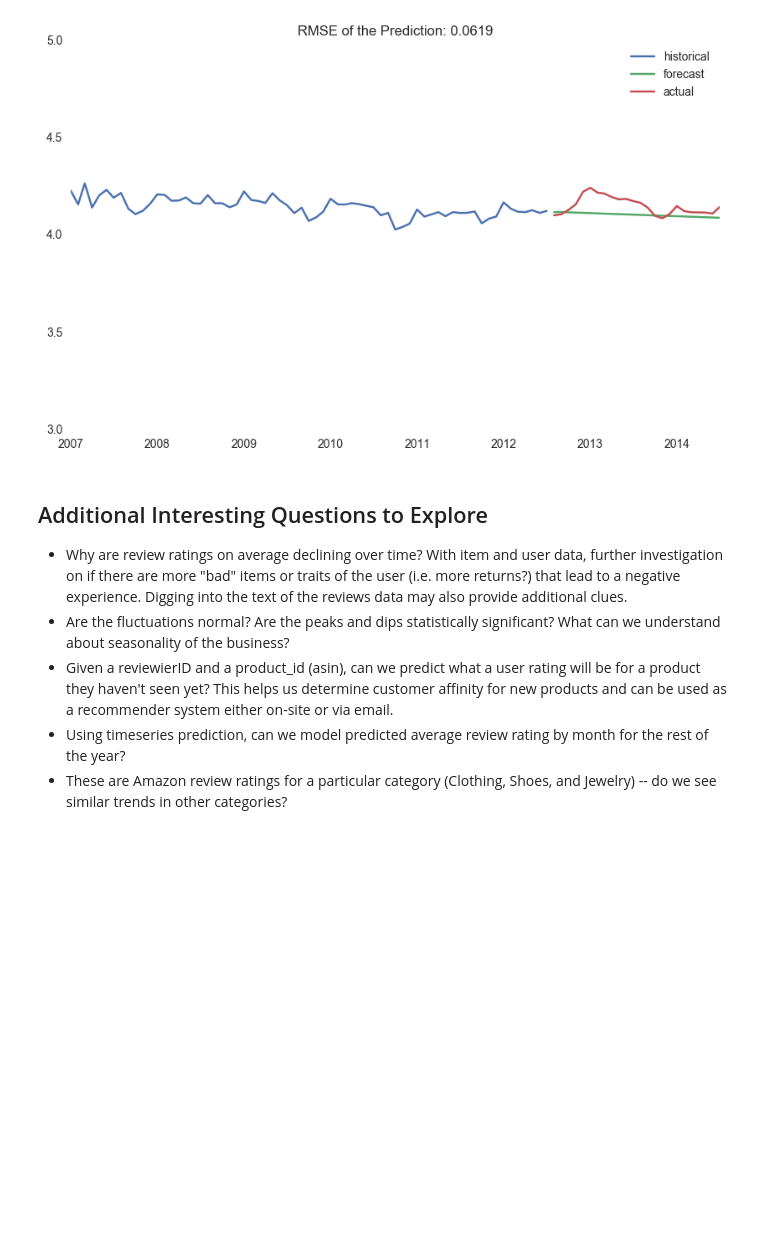
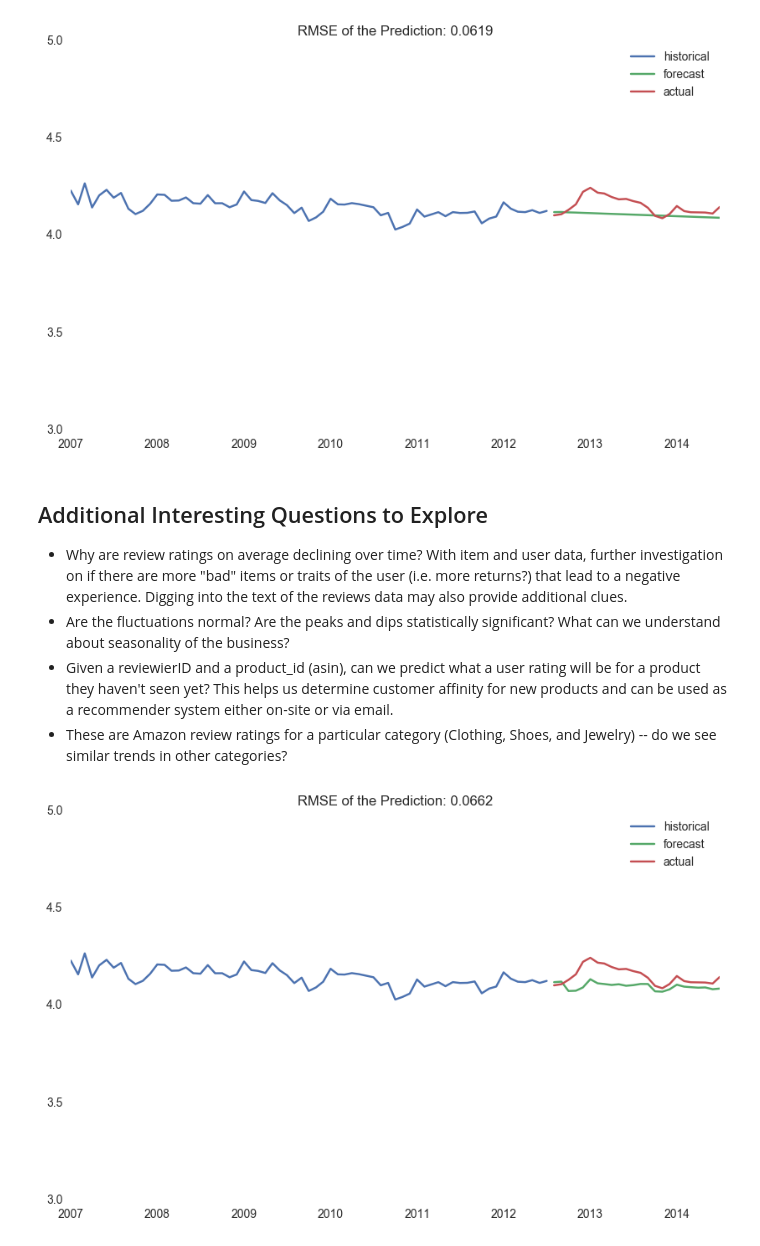
Before and after one commit to sarahesultan/reviews-analysis, a Jupyter notebook: full-review-set-clothingshoesjewelry.ipynb, the cells around one changed output. Cells and saved outputs as stored; diff of their text form; code cells hidden in the pictures; blank space fills up the shorter version.

Commit message:
added chart and edited text

```diff
--- a/full-review-set-clothingshoesjewelry.ipynb
+++ b/full-review-set-clothingshoesjewelry.ipynb
@@ -876,5 +875,23 @@ plt.show()
 * Why are review ratings on average declining over time? With item and user data, further investigation on if there are more "bad" items or traits of the user (i.e. more returns?) that lead to a negative experience. Digging into the text of the reviews data may also provide additional clues.
 * Are the fluctuations normal? Are the peaks and dips statistically significant? What can we understand about seasonality of the business?
 * Given a reviewierID and a product_id (asin), can we predict what a user rating will be for a product they haven't seen yet? This helps us determine customer affinity for new products and can be used as a recommender system either on-site or via email.
-* Using timeseries prediction, can we model predicted average review rating by month for the rest of the year?
 * These are Amazon review ratings for a particular category (Clothing, Shoes, and Jewelry) -- do we see similar trends in other categories?
+# %%
+model = ARIMA(train['mean'], (12,1,0)).fit(disp=-1)
+
+predictions = model.predict(
+    '2012-08-01',
+    '2014-07-01',
+    dynamic=False,
+    typ='levels'
+)
+# %%
+plt.plot(train['mean'], label='historical')
+plt.plot(predictions,label='forecast')
+plt.plot(test['mean'],label='actual')
+plt.ylim(3,5)
+plt.legend(loc='best')
+plt.title('RMSE of the Prediction: %.4f'% np.sqrt(sum((predictions-test['mean'])**2)/len(test['mean'])))
+plt.show()
+# %% [output]
+[figure, added]
```
Also changed, not shown: parts of 1 cell of this notebook.
